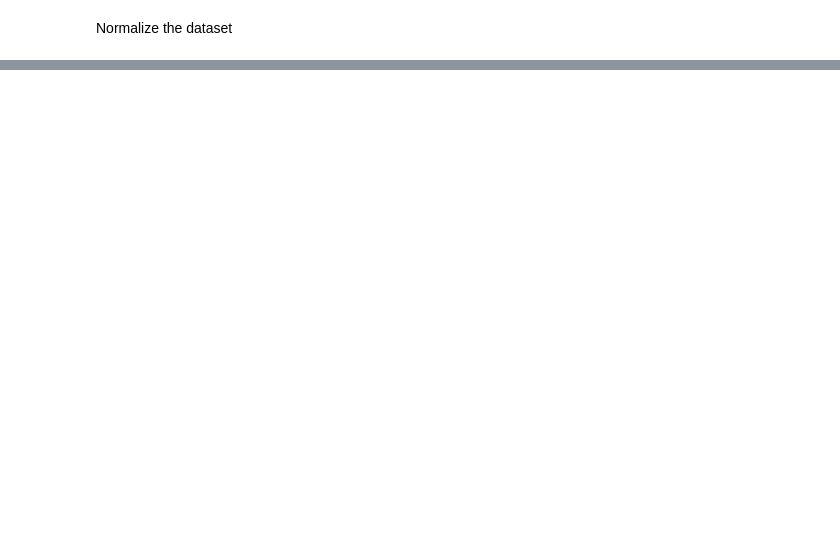
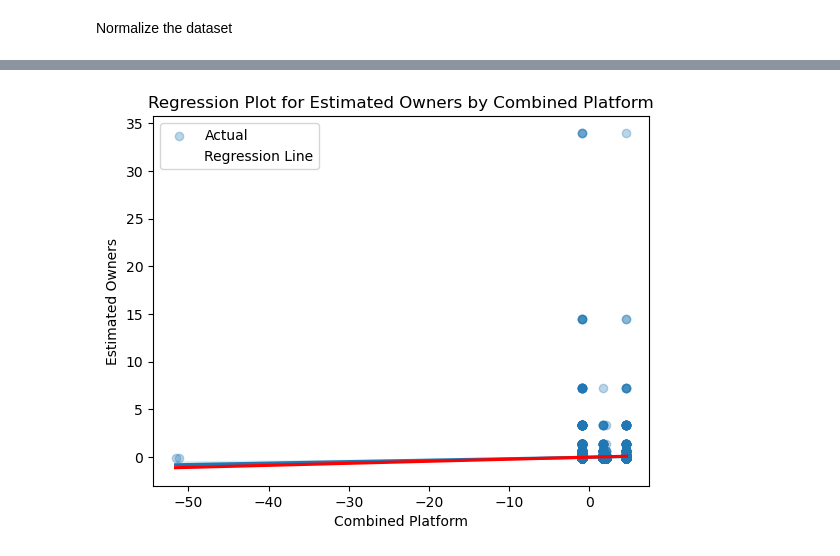
Before and after one commit to AlexOrtiz5/Games-Study, a Jupyter notebook: notebook/data_modeling.ipynb, the cells around one changed output, grey strips where cells are left out. Saved outputs shown, nothing was run; the diff lists cells and outputs as text; code cells hidden in the pictures; blank space fills up the shorter version.

```diff
--- a/notebook/data_modeling.ipynb
+++ b/notebook/data_modeling.ipynb
@@ -104,0 +217,11 @@ Index(['appid', 'name', 'release_date', 'estimated_owners', 'peak_ccu',
+# %%
+# Normalize numerical features using StandardScaler
+numerical_columns = platform_df.select_dtypes(include=['float64', 'int64']).columns.difference(['appid'])
+scaler = StandardScaler()
+platform_df[numerical_columns] = scaler.fit_transform(platform_df[numerical_columns])
+
+# Concatenate 'windows', 'mac', and 'linux' to create a single feature 'platform'
+platform_df['platform'] = platform_df['windows'] + platform_df['mac'] + platform_df['linux']
+
+# Create dummy variables for 'windows', 'mac', and 'linux'
+platform_df = pd.get_dummies(platform_df, columns=['windows', 'mac', 'linux'], drop_first=True)
@@ -104,0 +244,20 @@ Index(['appid', 'name', 'release_date', 'estimated_owners', 'peak_ccu',
+# %%
+# Split the data into training and testing sets
+X_train, X_test, y_train, y_test = train_test_split(platform_df[['platform']], platform_df['estimated_owners'], test_size=0.2, random_state=42)
+
+# Fit a linear regression model
+linear_model = LinearRegression()
+linear_model.fit(X_train, y_train)
+
+# Make predictions on the test set
+y_pred = linear_model.predict(X_test)
+
+# Evaluate the model
+mse = mean_squared_error(y_test, y_pred)
+r2 = r2_score(y_test, y_pred)
+
+print(f'Mean Squared Error: {mse}')
+print(f'R-squared: {r2}')
+
+# Print the coefficients
+print(f'Intercept: {linear_model.intercept_}, Coefficient: {linear_model.coef_}')
@@ -104,0 +279,11 @@ Index(['appid', 'name', 'release_date', 'estimated_owners', 'peak_ccu',
+# %%
+# Regression plot
+sns.regplot(x=X_test['platform'], y=y_test, scatter_kws={'alpha': 0.3}, label='Actual')
+sns.regplot(x=X_test['platform'], y=y_pred, scatter_kws={'alpha': 0}, line_kws={'color': 'red'}, label='Regression Line')
+plt.title('Regression Plot for Estimated Owners by Combined Platform')
+plt.xlabel('Combined Platform')
+plt.ylabel('Estimated Owners')
+plt.legend()
+plt.show()
+# %% [output]
+[figure, added]
```
Also changed, not shown: parts of 50 cells of this notebook.
